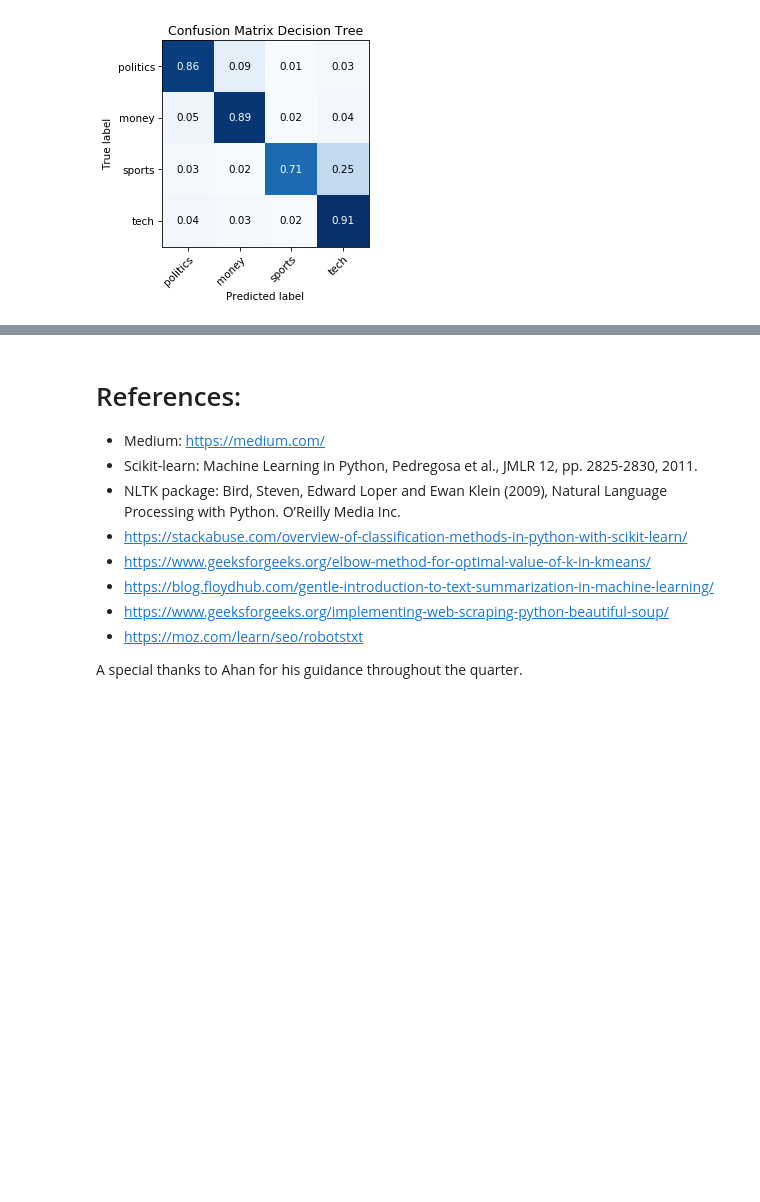
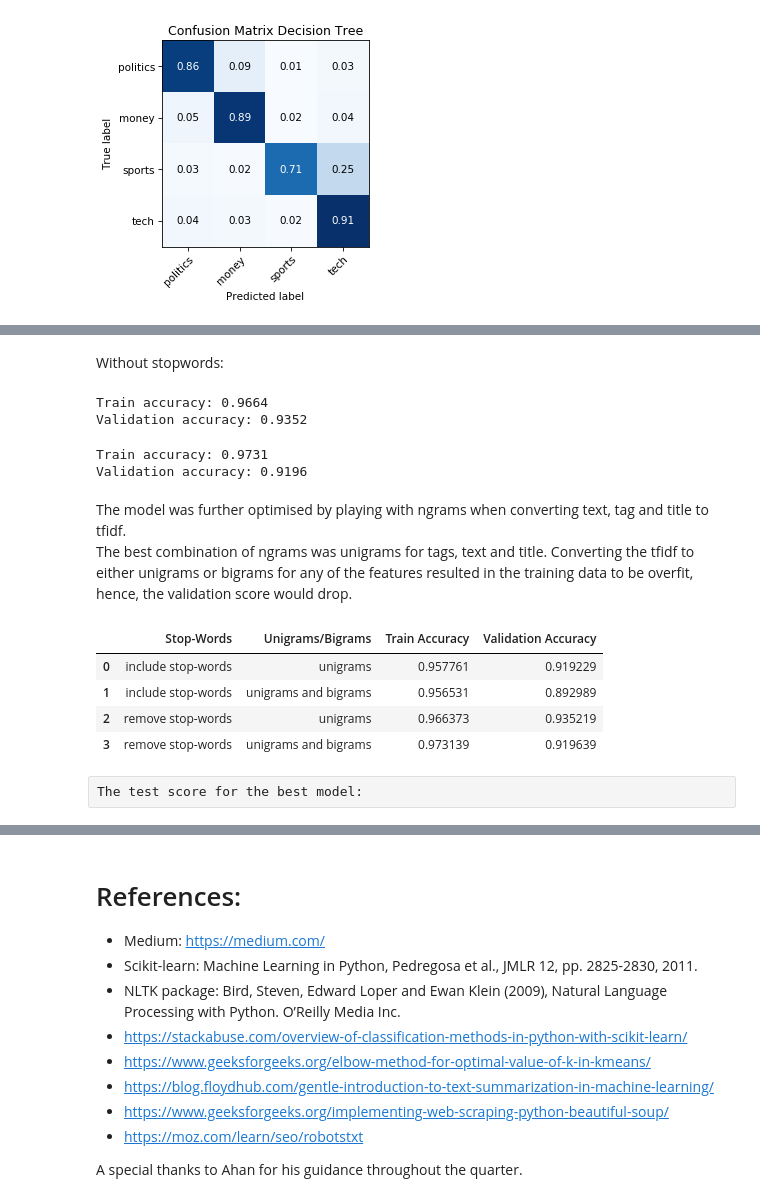
Before and after one commit to Jesse-mk/Medium_Analytics, a Jupyter notebook: Final Presentation Notebook.ipynb, the cells around one changed output, grey strips where cells are left out. Drawn from its saved outputs; the diff is of its cells as text; code cells hidden in the pictures; blank space fills up the shorter version.

```diff
--- a/Final Presentation Notebook.ipynb
+++ b/Final Presentation Notebook.ipynb
@@ -793,0 +1015,75 @@ plt.title("Confusion Matrix Decision Tree");
+# %% [markdown]
+Without stopwords:
+# %%
+preprocess = ColumnTransformer(
+    [('tags_tfidf', tfidf(ngram_range=([1, 1]),stop_words='english'), 'tags'),
+         ('text_tfidf', tfidf(ngram_range=(1,1),stop_words='english'), 'text'),
+    ('title_tfidf', tfidf(ngram_range=(1,1),stop_words='english'), 'title')])
+model = make_pipeline(
+    preprocess,
+    MultinomialNB())
+model.fit(X_train, y_train)
+y_train_pred = model.predict(X_train)
+y_pred = model.predict(X_val)
+lst_model.append(model)
+
+train_rmse = accuracy_score(y_train_pred, y_train)
+test_rmse = accuracy_score(y_pred, y_val)
+train_accuracy.append(train_rmse)
+test_accuracy.append(test_rmse)
+print('Train accuracy: %.4f' % train_rmse)
+print('Validation accuracy: %.4f' % test_rmse)
+# %% [output]
+Train accuracy: 0.9664
+Validation accuracy: 0.9352
+# %%
+preprocess = ColumnTransformer(
+    [('tags_tfidf', tfidf(ngram_range=([1, 1]),stop_words='english'), 'tags'),
+         ('text_tfidf', tfidf(ngram_range=(1,2),stop_words='english'), 'text'),
+    ('title_tfidf', tfidf(ngram_range=(1,2),stop_words='english'), 'title')])
+model = make_pipeline(
+    preprocess,
+    MultinomialNB())
+model.fit(X_train, y_train)
+y_train_pred = model.predict(X_train)
+y_pred = model.predict(X_val)
+lst_model.append(model)
+
+train_rmse = accuracy_score(y_train_pred, y_train)
+test_rmse = accuracy_score(y_pred, y_val)
+train_accuracy.append(train_rmse)
+test_accuracy.append(test_rmse)
+print('Train accuracy: %.4f' % train_rmse)
+print('Validation accuracy: %.4f' % test_rmse)
+# %% [output]
+Train accuracy: 0.9731
+Validation accuracy: 0.9196
+# %%
+train_val = []
+for i in range(len(train_accuracy)):
+    temp = []
+    if i==0 or i==1:
+        temp.append('include stop-words')
+    if i==2 or i==3:
+        temp.append('remove stop-words')
+    if i==0 or i==2:
+        temp.append('unigrams')
+    if i==1 or i==3:
+        temp.append('unigrams and bigrams')
+    temp.append(train_accuracy[i])
+    temp.append(test_accuracy[i])
+    train_val.append(temp)
+compiled_models = pd.DataFrame(train_val, columns=['Stop-Words','Unigrams/Bigrams','Train Accuracy','Validation Accuracy'])
+# %% [markdown]
+The model was further optimised by playing with ngrams when converting text, tag and title to tfidf.<br>
+The best combination of ngrams was unigrams for tags, text and title. Converting the tfidf to either unigrams or bigrams for any of the features resulted in the training data to be overfit, hence, the validation score would drop.
+# %%
+compiled_models
+# %% [output]
+|  | Stop-Words | Unigrams/Bigrams | Train Accuracy | Validation Accuracy |
+| 0 | include stop-words | unigrams | 0.957761 | 0.919229 |
+| 1 | include stop-words | unigrams and bigrams | 0.956531 | 0.892989 |
+| 2 | remove stop-words | unigrams | 0.966373 | 0.935219 |
+| 3 | remove stop-words | unigrams and bigrams | 0.973139 | 0.919639 |
+# %% [raw]
+The test score for the best model:
```
Also changed, not shown: parts of 58 cells of this notebook.
